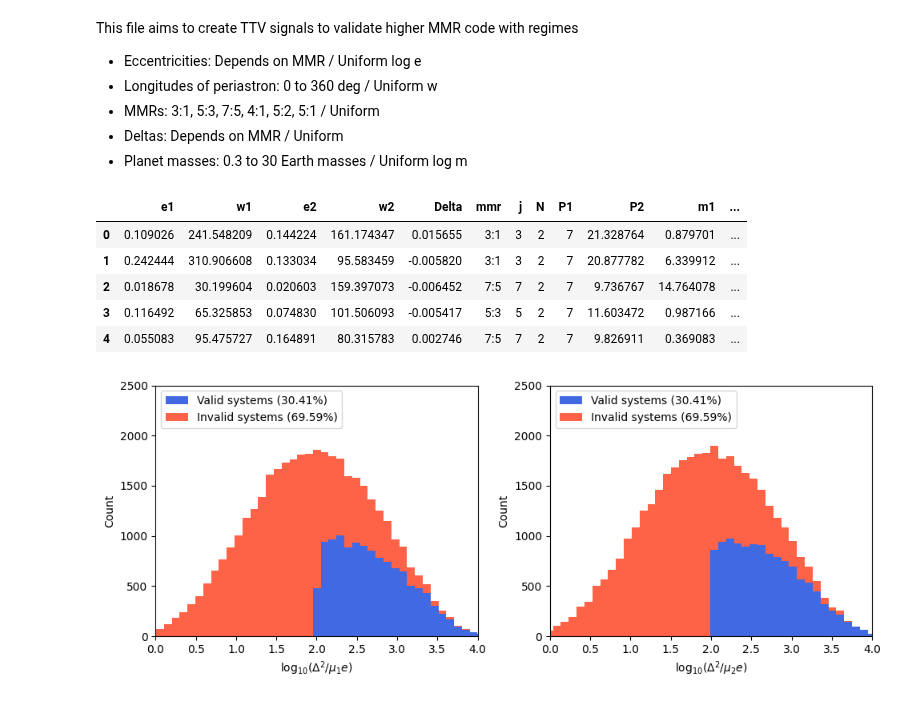
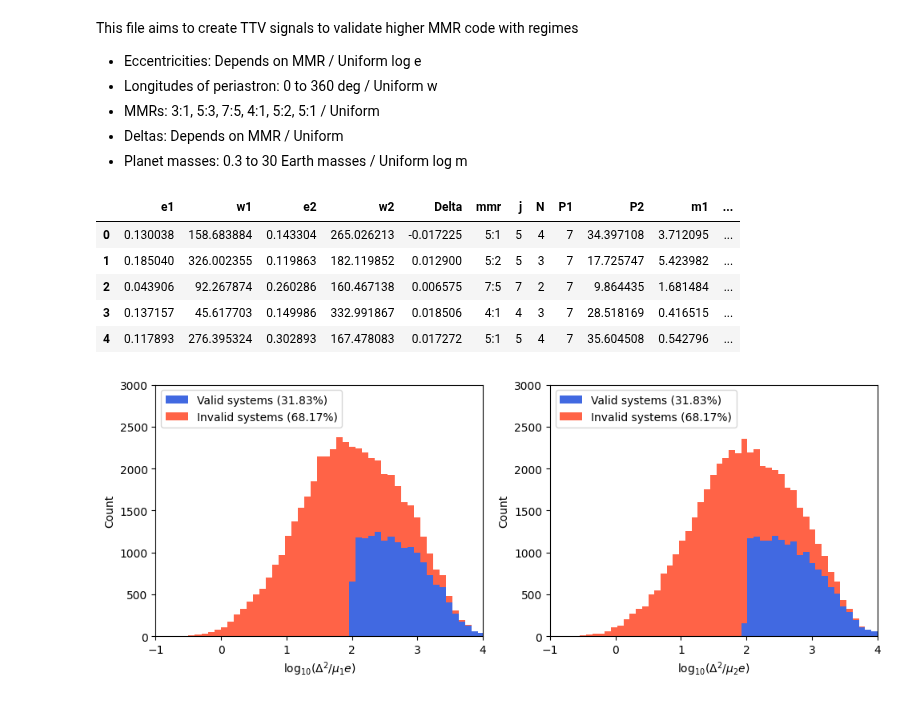
Before and after one commit to chatdanai-s/NATSUME, a Jupyter notebook: validation/2nd_order_TTVFast/create_params_deckagol.ipynb, the cells around one changed output. Cells and saved outputs as stored; diff of their text form; code cells hidden in the pictures.

Commit message:
Update dynamic e/Delta sampling

```diff
--- a/validation/2nd_order_TTVFast/create_params_deckagol.ipynb
+++ b/validation/2nd_order_TTVFast/create_params_deckagol.ipynb
@@ -24,8 +24,8 @@ This file aims to create TTV signals to validate higher MMR code with regimes
 - Deltas: Depends on MMR / Uniform
 - Planet masses: 0.3 to 30 Earth masses / Uniform log m
 # %%
-# Create 40k samples
-size = 40000
+# Create 50k samples
+size = 50000
 mstar = 1
 
 # MMR -> j, N Sampling
@@ -37,15 +37,15 @@ N = np.array([int(p[0]) - int(p[1]) for p in mmrparts])
 
 # Dynamic Delta sampling
 mmr_conds = [(mmr == ratio) for ratio in mmr_list]
-Delta_mins = [0.005, 0.005, 0.0025, 0.005, 0.005, 0.015]
-Delta_maxes = [0.020, 0.015, 0.0075, 0.020, 0.015, 0.030]
+Delta_mins = [0.010, 0.005, 0.0025, 0.010, 0.005, 0.015]
+Delta_maxes = [0.030, 0.015, 0.0075, 0.030, 0.015, 0.030]
 
 Delta_low = np.select(mmr_conds, [mn for mn in Delta_mins], default=0.05)
 Delta_high = np.select(mmr_conds, [mx for mx in Delta_maxes], default=0.10)
 Delta = np.random.uniform(low=Delta_low, high=Delta_high, size=size) * np.random.choice([-1, 1], size=size)
 
 # Dynamic e sampling
-loge_mins = [-2, -2, -2, -1.5, -1.5, -1.3]
+loge_mins = [-1.5, -1.5, -1.7, -1.3, -1.3, -1.0]
 loge_low = np.select(mmr_conds, [loge for loge in loge_mins], default=-2)
 loge_high = -0.5
 
@@ -88,39 +88,39 @@ df = pd.DataFrame({
 df.head()
 # %% [output]
 |  | e1 | w1 | e2 | w2 | Delta | mmr | j | N | P1 | P2 | m1 | ... |
-| 0 | 0.109026 | 241.548209 | 0.144224 | 161.174347 | 0.015655 | 3:1 | 3 | 2 | 7 | 21.328764 | 0.879701 | ... |
-| 1 | 0.242444 | 310.906608 | 0.133034 | 95.583459 | -0.005820 | 3:1 | 3 | 2 | 7 | 20.877782 | 6.339912 | ... |
-| 2 | 0.018678 | 30.199604 | 0.020603 | 159.397073 | -0.006452 | 7:5 | 7 | 2 | 7 | 9.736767 | 14.764078 | ... |
-| 3 | 0.116492 | 65.325853 | 0.074830 | 101.506093 | -0.005417 | 5:3 | 5 | 2 | 7 | 11.603472 | 0.987166 | ... |
-| 4 | 0.055083 | 95.475727 | 0.164891 | 80.315783 | 0.002746 | 7:5 | 7 | 2 | 7 | 9.826911 | 0.369083 | ... |
+| 0 | 0.130038 | 158.683884 | 0.143304 | 265.026213 | -0.017225 | 5:1 | 5 | 4 | 7 | 34.397108 | 3.712095 | ... |
+| 1 | 0.185040 | 326.002355 | 0.119863 | 182.119852 | 0.012900 | 5:2 | 5 | 3 | 7 | 17.725747 | 5.423982 | ... |
+| 2 | 0.043906 | 92.267874 | 0.260286 | 160.467138 | 0.006575 | 7:5 | 7 | 2 | 7 | 9.864435 | 1.681484 | ... |
+| 3 | 0.137157 | 45.617703 | 0.149986 | 332.991867 | 0.018506 | 4:1 | 4 | 3 | 7 | 28.518169 | 0.416515 | ... |
+| 4 | 0.117893 | 276.395324 | 0.302893 | 167.478083 | 0.017272 | 5:1 | 5 | 4 | 7 | 35.604508 | 0.542796 | ... |
 # %%
 # Histogram of validity condition
 fig, ax = plt.subplots(1, 2, figsize=(10, 4))
 fmt = lambda x: f"{x:.2f}".rstrip("0").rstrip(".")
 labels = [f"Valid systems ({fmt(valid_percent)}%)", f"Invalid systems ({fmt(100-valid_percent)}%)"]
 colors = ["royalblue", "tomato"]
-xlim = (-0, 4); ylim = (0, 2500)
+xlim = (-1, 4); ylim = (0, 3000)
 
 # Left histogram
 ax[0].hist([np.log10(validity1[valid]), np.log10(validity1[~valid])],
            bins=50, stacked=True, label=labels, color=colors)
 ax[0].set_xlabel('log$_{10}$($\Delta^2 / \mu_1 e$)')
 ax[0].set_ylabel('Count')
 ax[0].set_xlim(xlim); ax[0].set_ylim(ylim)
 ax[0].legend(loc='upper left')
 
 # Right histogram
 ax[1].hist([np.log10(validity2[valid]), np.log10(validity2[~valid])],
            bins=50, stacked=True, label=labels, color=colors)
 ax[1].set_xlabel('log$_{10}$($\Delta^2 / \mu_2 e$)')
 ax[1].set_ylabel('Count')
 ax[1].set_xlim(xlim); ax[1].set_ylim(ylim)
 ax[1].legend(loc='upper left')
 
 plt.tight_layout()
 plt.show()
 # %% [output]
-[figure, old version]
+[figure, new version]
 # %%
 # Export dataframe (Also remove invalid columns to save space)
 df[(df.valid == True)].to_csv("deckagol_TTVFast_params.csv", index=False)
```
Also changed, not shown: 13 other files.
